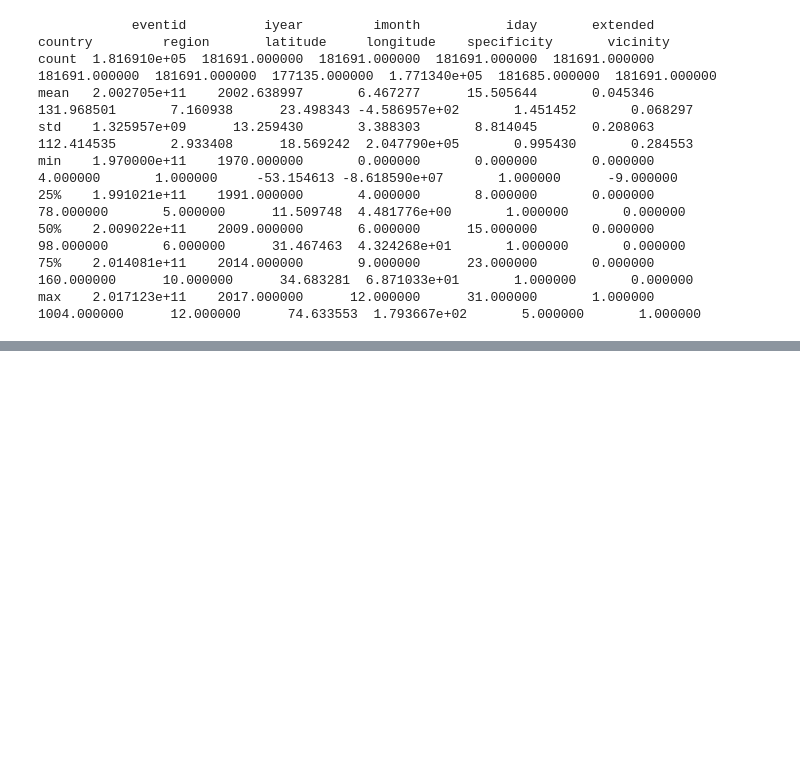
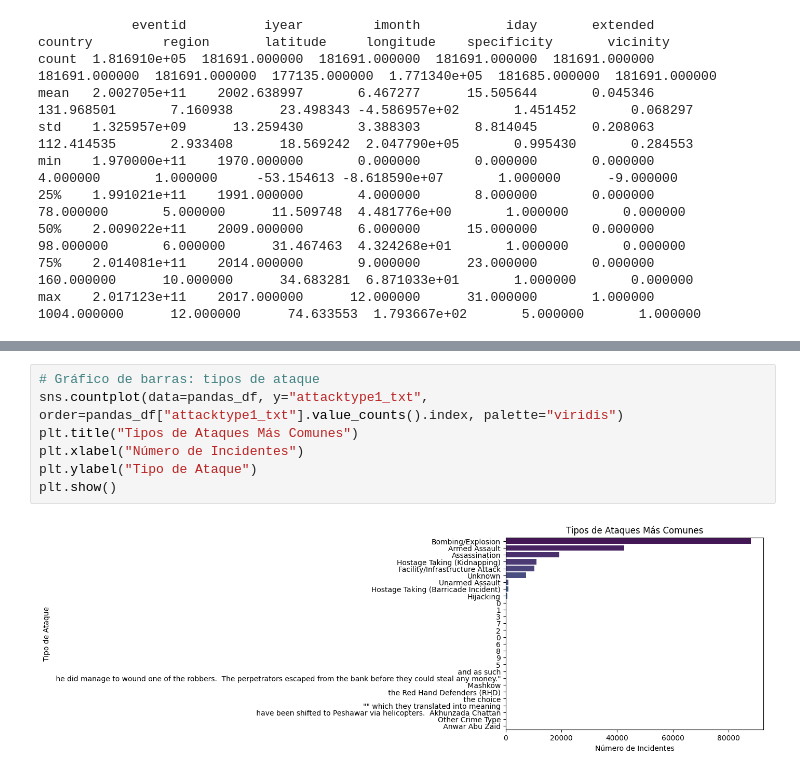
Before and after one commit to Heyder07/VisualBigData, a Jupyter notebook: 6. Trabajos extraclase/Challenge_1_Basico.ipynb, the cells around one changed output, grey strips where cells are left out. Saved outputs shown, nothing was run; the diff lists cells and outputs as text; blank space fills up the shorter version.

```diff
--- a/6. Trabajos extraclase/Challenge_1_Basico.ipynb
+++ b/6. Trabajos extraclase/Challenge_1_Basico.ipynb
@@ -120,0 +223,9 @@ max    2.017123e+11    2017.000000      12.000000      31.000000       1.000000
+# %%
+# Gráfico de barras: tipos de ataque
+sns.countplot(data=pandas_df, y="attacktype1_txt", order=pandas_df["attacktype1_txt"].value_counts().index, palette="viridis")
+plt.title("Tipos de Ataques Más Comunes")
+plt.xlabel("Número de Incidentes")
+plt.ylabel("Tipo de Ataque")
+plt.show()
+# %% [output]
+[figure, added]
```
Also changed, not shown: parts of 11 cells of this notebook.
